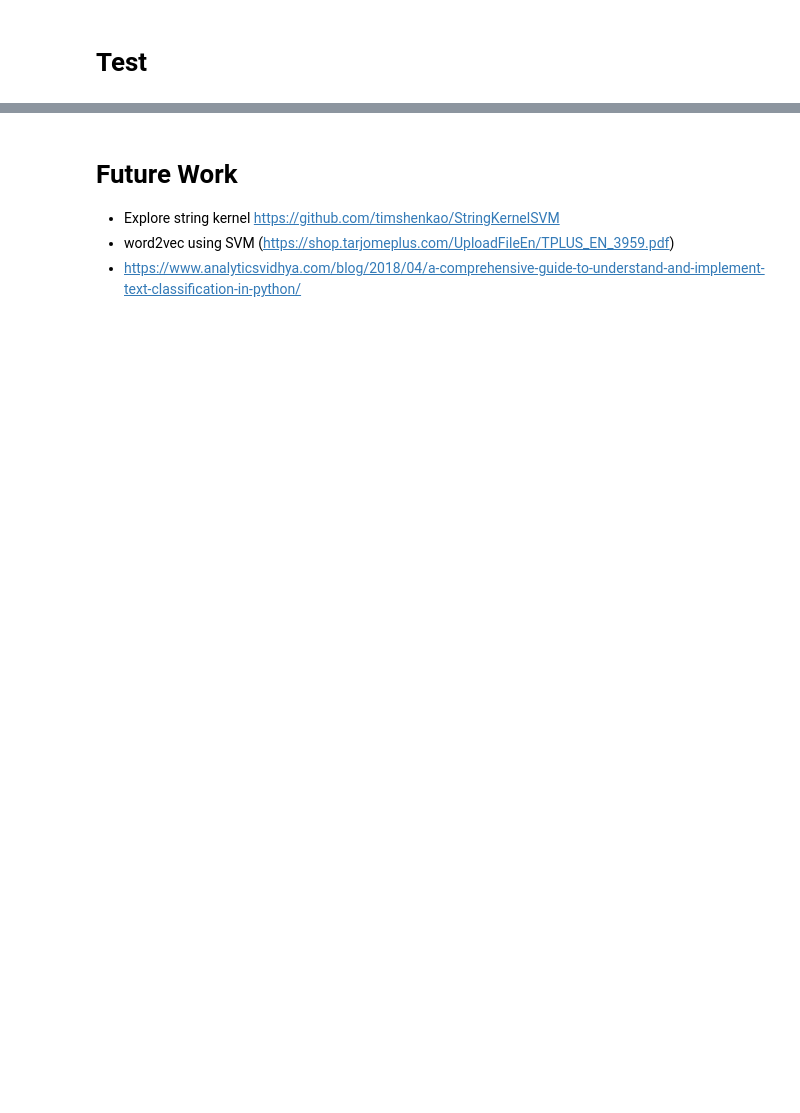
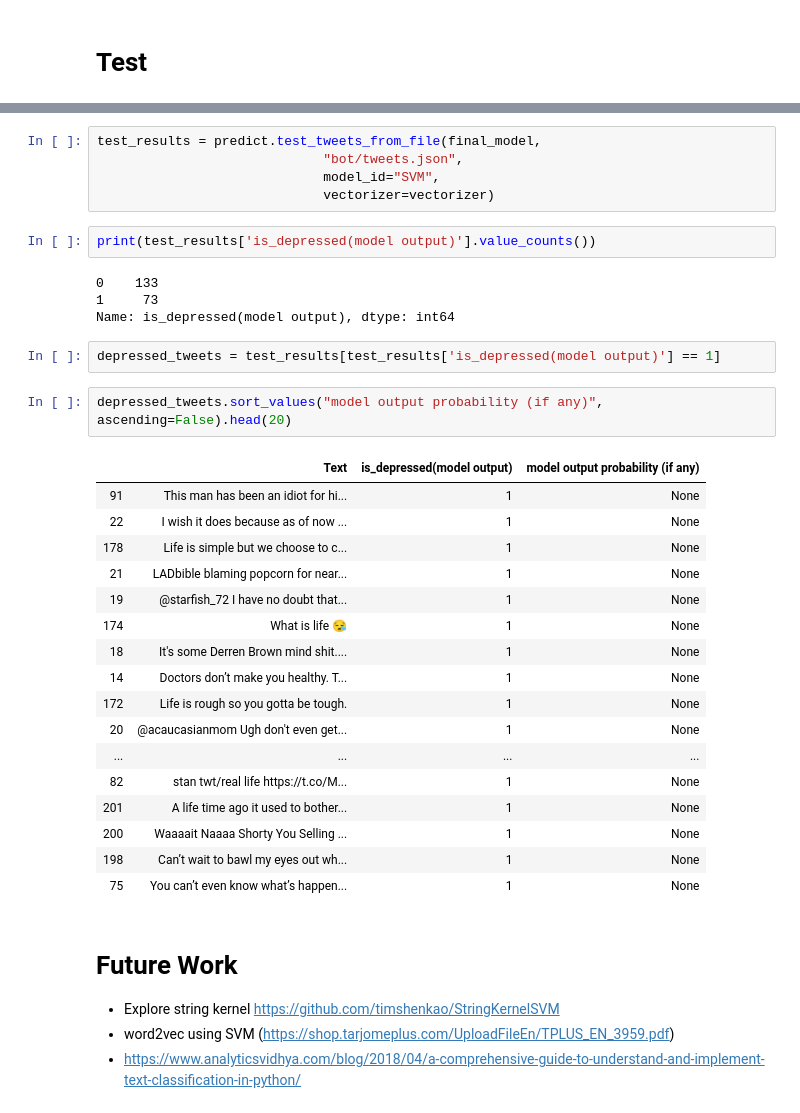
Before and after one commit to makalaaneesh/hapPy, a Jupyter notebook: SVM - Linear.ipynb, the cells around one changed output, grey strips where cells are left out. Saved outputs shown, nothing was run; the diff lists cells and outputs as text; blank space fills up the shorter version.

```diff
--- a/SVM - Linear.ipynb
+++ b/SVM - Linear.ipynb
@@ -111,3 +126,36 @@ predict.manual_test(final_model,
+# %%
+test_results = predict.test_tweets_from_file(final_model,
+                             "bot/tweets.json",
+                             model_id="SVM",
+                             vectorizer=vectorizer)
+# %%
+print(test_results['is_depressed(model output)'].value_counts())
+# %% [output]
+0    133
+1     73
+Name: is_depressed(model output), dtype: int64
+# %%
+depressed_tweets = test_results[test_results['is_depressed(model output)'] == 1]
+# %%
+depressed_tweets.sort_values("model output probability (if any)", ascending=False).head(20)
+# %% [output]
+|  | Text | is_depressed(model output) | model output probability (if any) |
+| 91 | This man has been an idiot for hi... | 1 | None |
+| 22 | I wish it does because as of now ... | 1 | None |
+| 178 | Life is simple but we choose to c... | 1 | None |
+| 21 | LADbible blaming popcorn for near... | 1 | None |
+| 19 | @starfish_72 I have no doubt that... | 1 | None |
+| 174 | What is life 😪 | 1 | None |
+| 18 | It's some Derren Brown mind shit.... | 1 | None |
+| 14 | Doctors don’t make you healthy. T... | 1 | None |
+| 172 | Life is rough so you gotta be tough. | 1 | None |
+| 20 | @acaucasianmom Ugh don't even get... | 1 | None |
+| ... | ... | ... | ... |
+| 82 | stan twt/real life https://t.co/M... | 1 | None |
+| 201 | A life time ago it used to bother... | 1 | None |
+| 200 | Waaaait Naaaa Shorty You Selling ... | 1 | None |
+| 198 | Can’t wait to bawl my eyes out wh... | 1 | None |
+| 75 | You can’t even know what’s happen... | 1 | None |
 # %% [markdown]
 # Future Work
 - Explore string kernel https://github.com/timshenkao/StringKernelSVM
```
Also changed, not shown: parts of 4 cells of this notebook, 7 other files.
